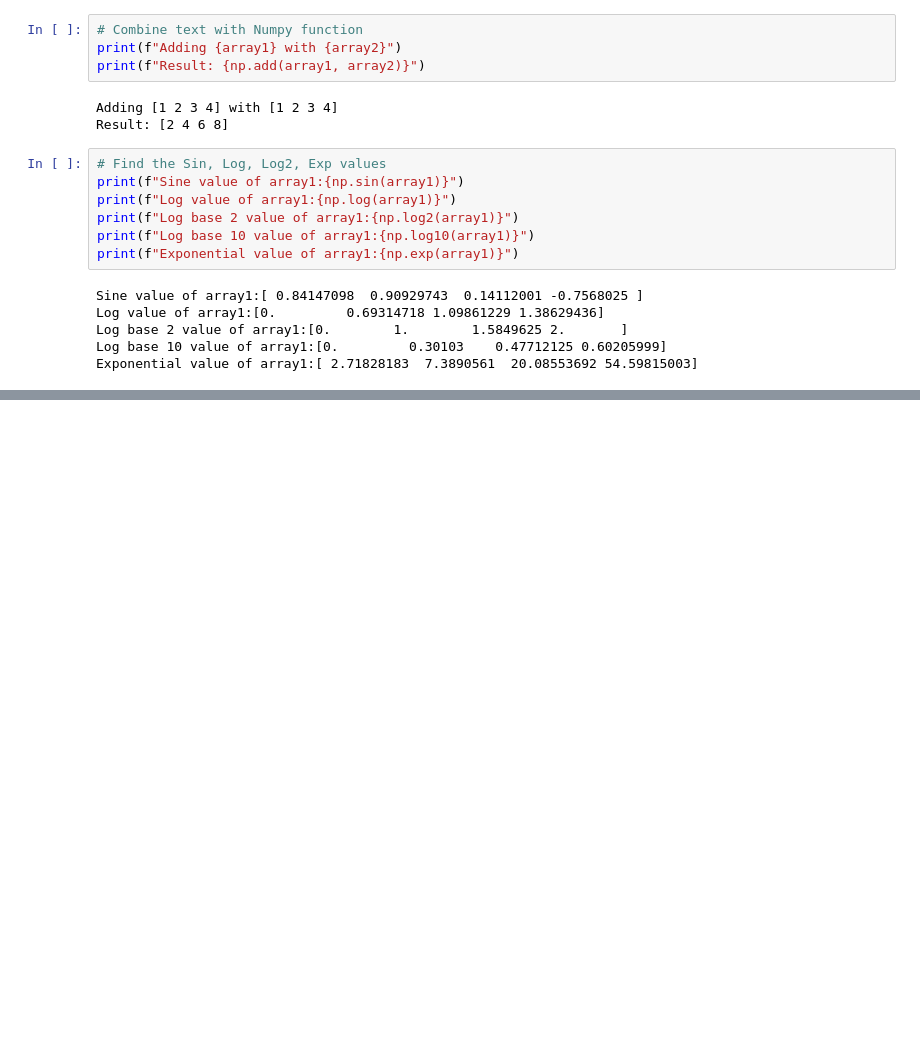
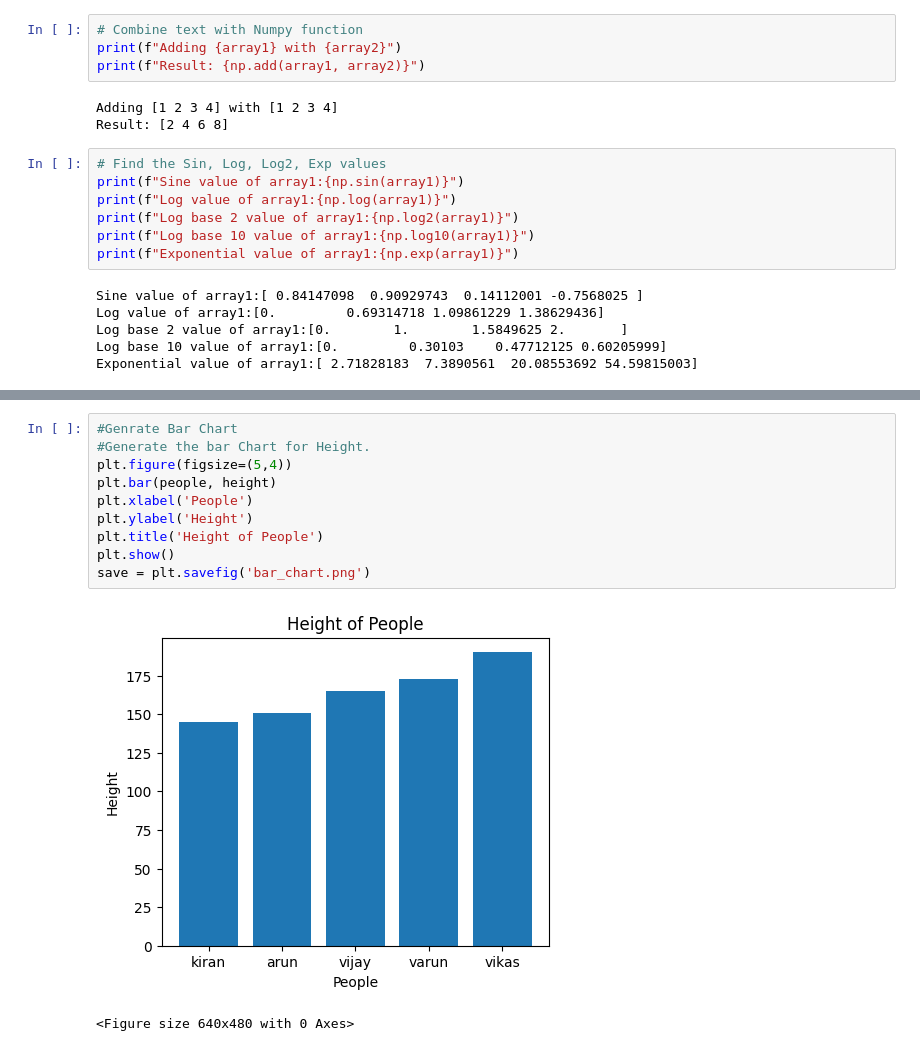
Before and after one commit to kirankumareranki/AIML-2025, a Jupyter notebook: Lab01.ipynb, the cells around one changed output, grey strips where cells are left out. Drawn from its saved outputs; the diff is of its cells as text; blank space fills up the shorter version.

```diff
--- a/Lab01.ipynb
+++ b/Lab01.ipynb
@@ -59,0 +81,13 @@ Exponential value of array1:[ 2.71828183  7.3890561  20.08553692 54.59815003]
+# %%
+#Genrate Bar Chart
+#Generate the bar Chart for Height.
+plt.figure(figsize=(5,4))
+plt.bar(people, height)
+plt.xlabel('People')
+plt.ylabel('Height')
+plt.title('Height of People')
+plt.show()
+save = plt.savefig('bar_chart.png')
+# %% [output]
+[figure, added]
+<Figure size 640x480 with 0 Axes>
```
Also changed, not shown: parts of 4 cells of this notebook.
